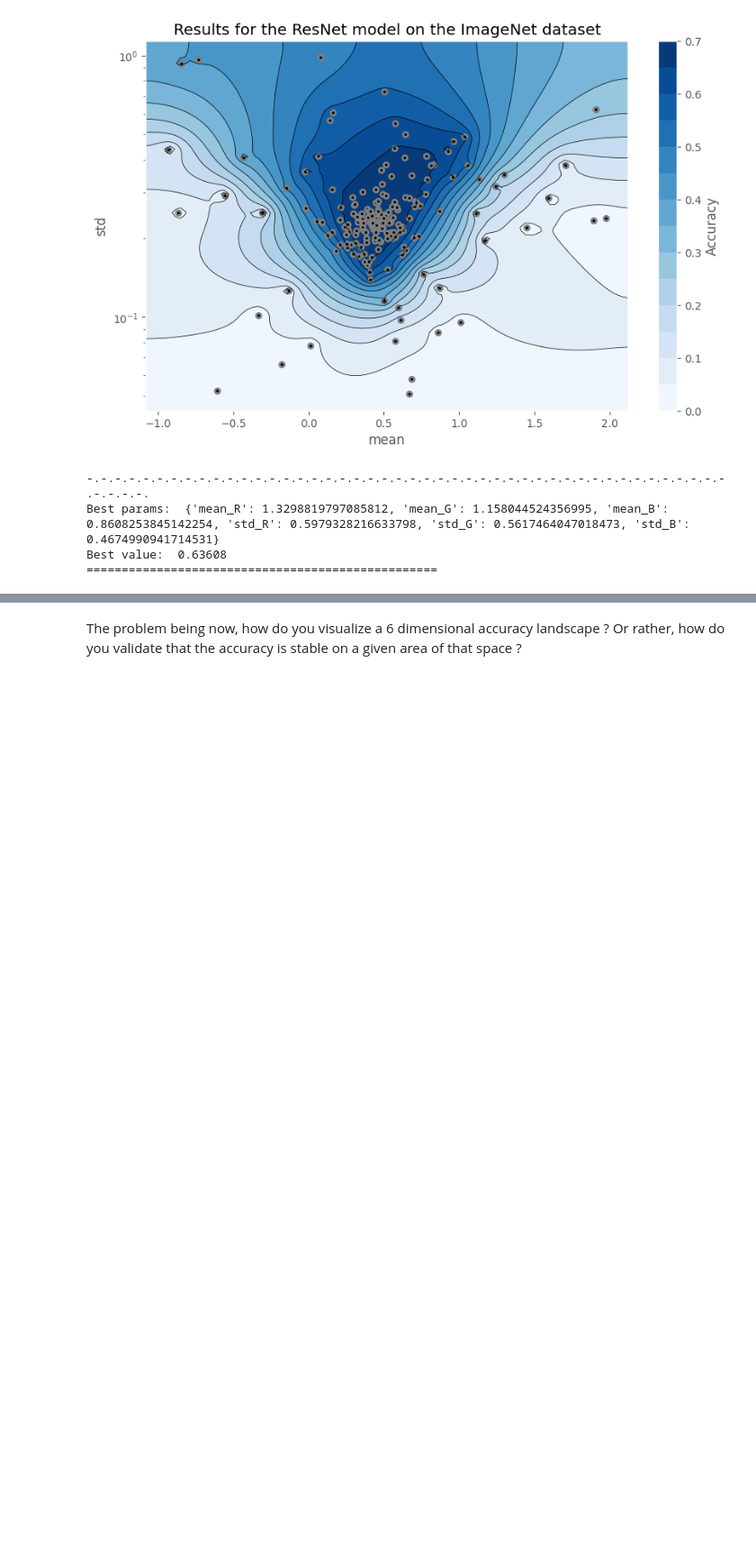
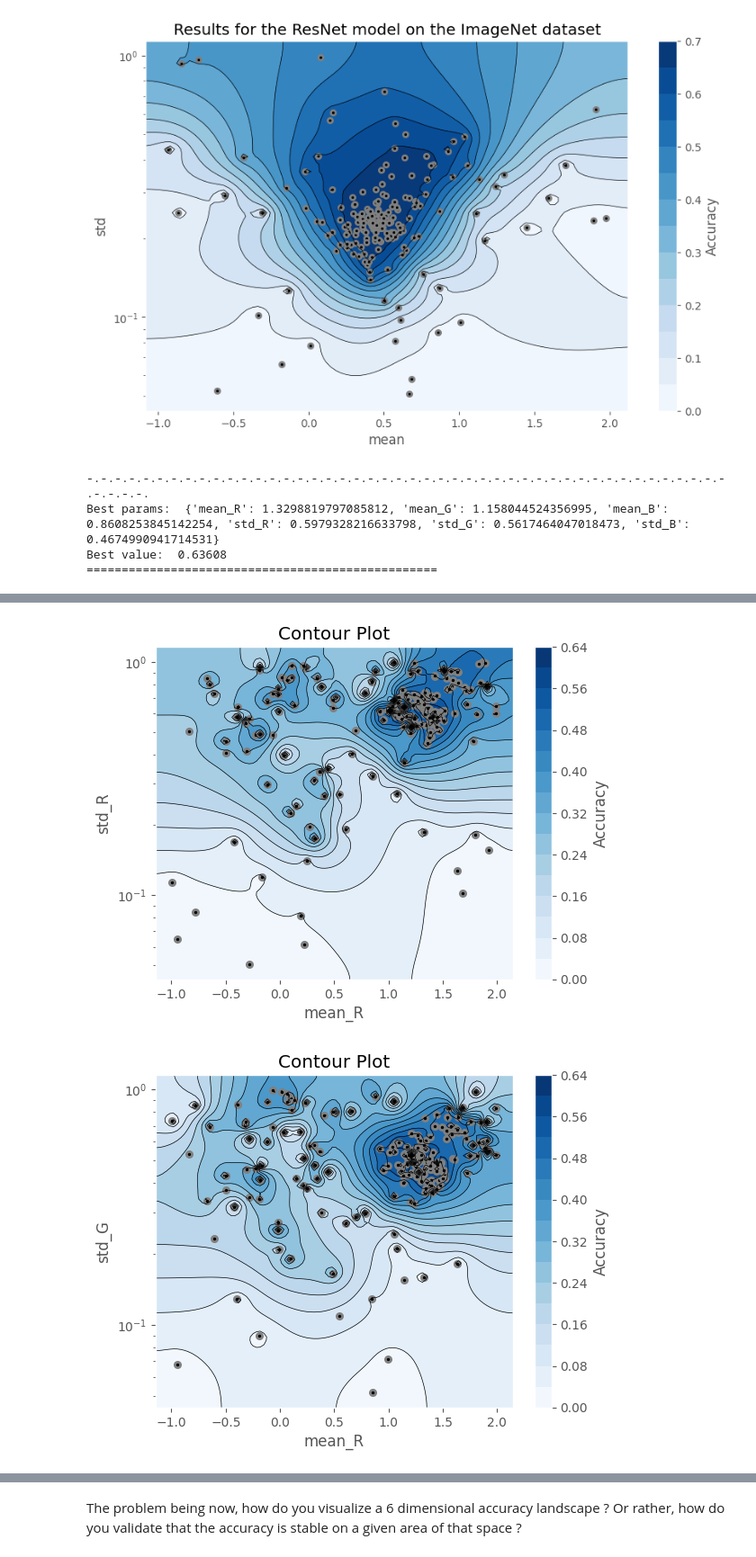
Before and after one commit to laurentperrinet/2024-12-09-normalizing-images-in-convolutional-neural-networks, a Jupyter notebook: 2024-12-09-normalizing-images-in-convolutional-neural-networks.ipynb, the cells around one changed output, grey strips where cells are left out. Shown at 90% size. Saved outputs shown, nothing was run; the diff lists cells and outputs as text; code cells hidden in the pictures; blank space fills up the shorter version.

```diff
--- a/2024-12-09-normalizing-images-in-convolutional-neural-networks.ipynb
+++ b/2024-12-09-normalizing-images-in-convolutional-neural-networks.ipynb
@@ -640,3 +652,10 @@ print(50*'=')
 Best params:  {'mean_R': 1.3298819797085812, 'mean_G': 1.158044524356995, 'mean_B': 0.8608253845142254, 'std_R': 0.5979328216633798, 'std_G': 0.5617464047018473, 'std_B': 0.4674990941714531}
 Best value:  0.63608
 ==================================================
+# %%
+# fig, axs = plt.subplots(3, 3, figsize=figsize)
+for i, c_mean in enumerate(['R', 'G', 'B']):
+    for j, c_std in enumerate(['R', 'G', 'B']):
+        ax = plot_contour(study, params=["mean_" + c_mean, "std_" + c_std], target_name="Accuracy")
+        # ax.set_title('Results for the ResNet model on the ImageNet dataset')
+# %% [output]
@@ -642,0 +671,2 @@ Best value:  0.63608
+[figure, added]
+[figure, added]
```
Also changed, not shown: parts of 13 cells of this notebook.
